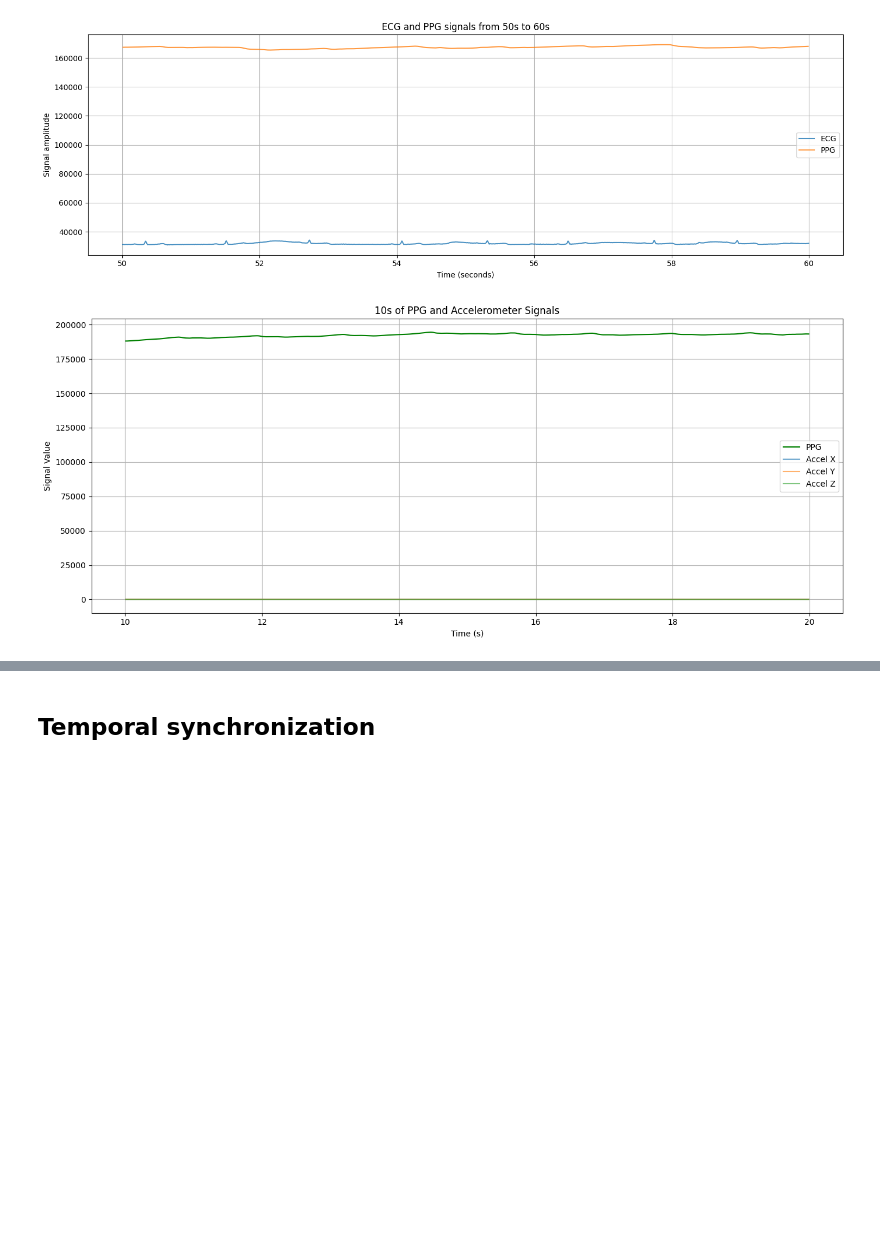
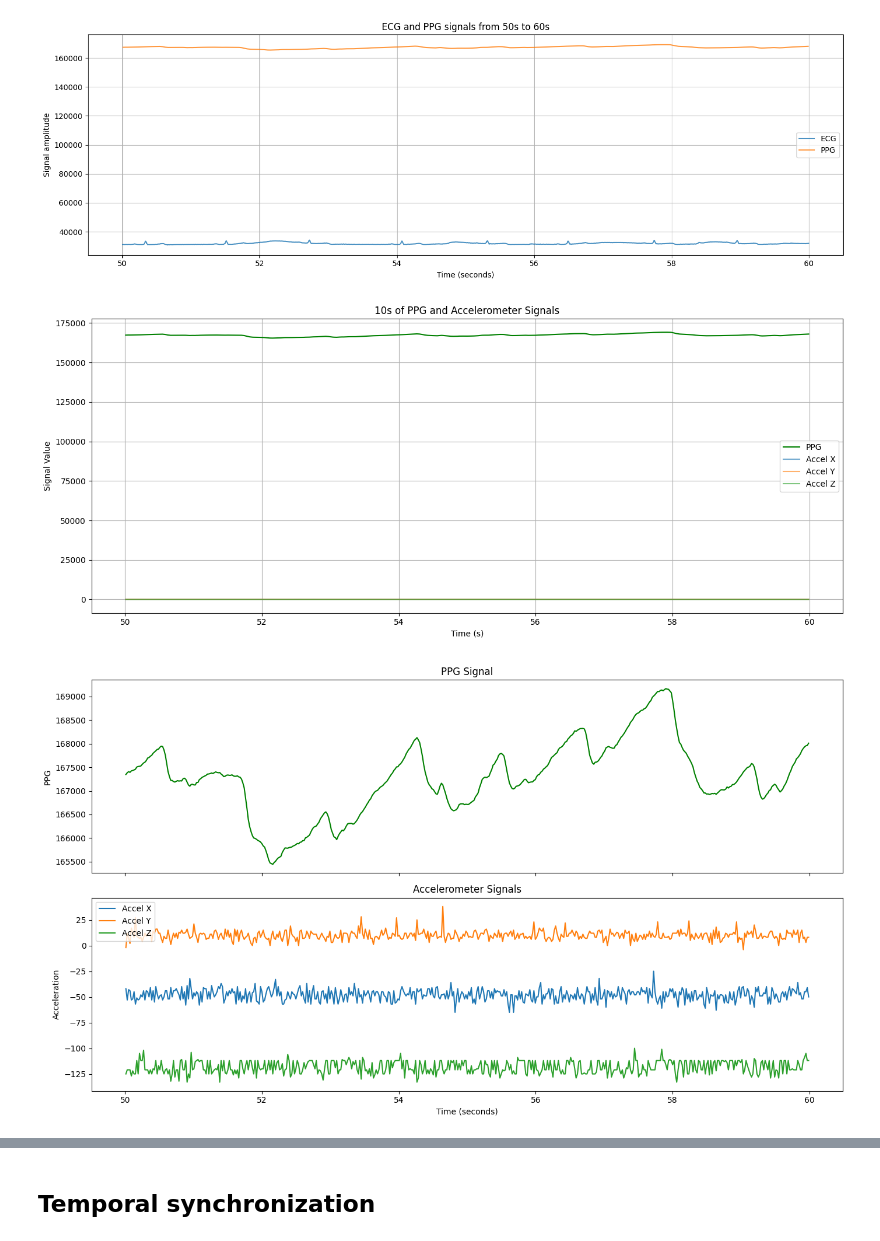
Before and after one commit to victor-42/medical_data_processing, a Jupyter notebook: notebook_for_task1.ipynb, the cells around one changed output, grey strips where cells are left out. Drawn from its saved outputs; the diff is of its cells as text; code cells hidden in the pictures; blank space fills up the shorter version.

```diff
--- a/notebook_for_task1.ipynb
+++ b/notebook_for_task1.ipynb
@@ -147,33 +147,54 @@ df = pd.read_csv('data/assignment_2/ppg_2025_05_08_10_51_02ppgcentrifuge.csv', s
 
 # Clean and convert
 df = df[['PPG Timestamp', 'PPG', 'X', 'Y', 'Z']].dropna()
 df['PPG Timestamp'] = pd.to_numeric(df['PPG Timestamp'], errors='coerce')
 df = df.dropna()
 
 # Convert to seconds
 df['time_sec'] = (df['PPG Timestamp'] - df['PPG Timestamp'].iloc[0]) / 1000
 
 # Select a 10s window (e.g., from 10s to 20s)
 start = 50
 end = start + 10
 window = df[(df['time_sec'] >= start) & (df['time_sec'] <= end)]
 
 # Plot PPG and accelerometer
 plt.figure(figsize=(14, 6))
 
 plt.plot(window['time_sec'], window['PPG'], label='PPG', color='green')
 plt.plot(window['time_sec'], window['X'], label='Accel X', alpha=0.6)
 plt.plot(window['time_sec'], window['Y'], label='Accel Y', alpha=0.6)
 plt.plot(window['time_sec'], window['Z'], label='Accel Z', alpha=0.6)
 
 plt.title("10s of PPG and Accelerometer Signals")
 plt.xlabel("Time (s)")
 plt.ylabel("Signal Value")
 plt.legend()
 plt.grid(True)
 plt.tight_layout()
 plt.show()
+
+# Create figure and two vertically stacked subplots (shared x-axis)
+fig, axs = plt.subplots(2, 1, figsize=(14, 8), sharex=True)
+
+# Plot PPG
+axs[0].plot(window['time_sec'], window['PPG'], color='green')
+axs[0].set_ylabel("PPG")
+axs[0].set_title("PPG Signal")
+
+# Plot Accelerometer X/Y/Z
+axs[1].plot(window['time_sec'], window['X'], label='Accel X')
+axs[1].plot(window['time_sec'], window['Y'], label='Accel Y')
+axs[1].plot(window['time_sec'], window['Z'], label='Accel Z')
+axs[1].set_ylabel("Acceleration")
+axs[1].set_xlabel("Time (seconds)")
+axs[1].set_title("Accelerometer Signals")
+axs[1].legend()
+
+plt.tight_layout()
+plt.show()
 # %% [output]
-[figure, old version]
+[figure, new version]
+[figure, added]
 # %%
 # Question Q6
```
Also changed, not shown: parts of 1 cell of this notebook.
